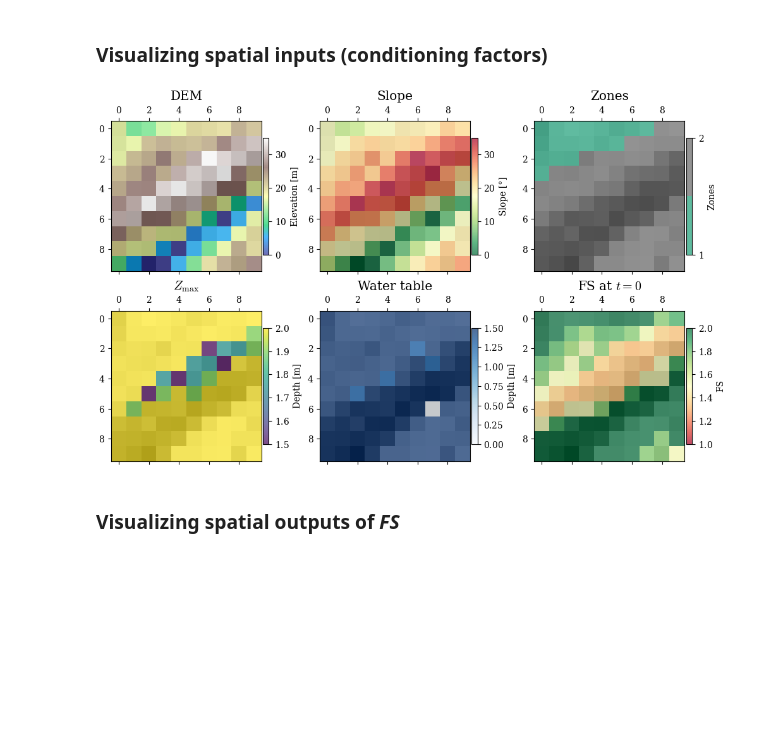
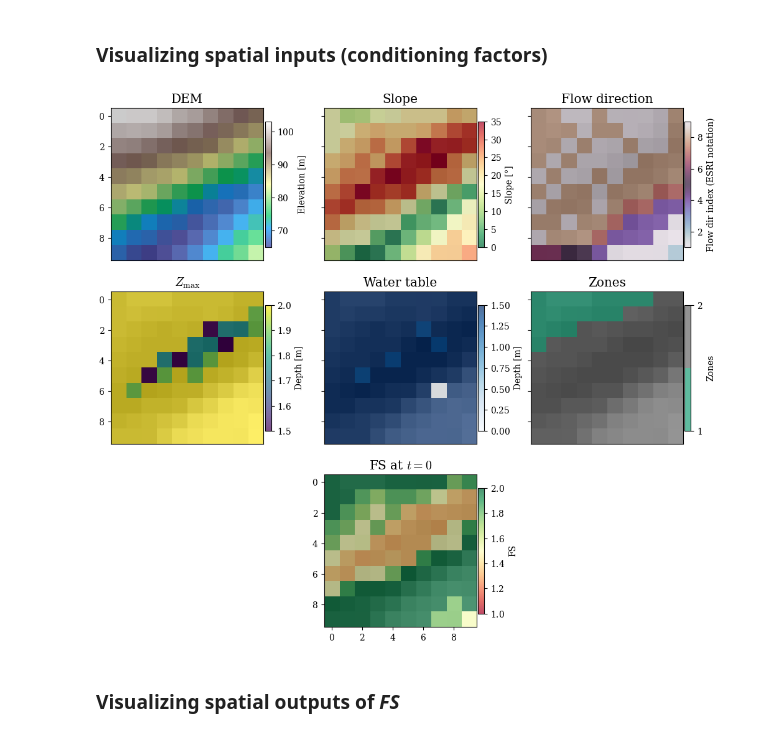
Before and after one commit to AppliedMechanics-EAFIT/slope_stability, a Jupyter notebook: notebooks/infinite_slope_rainfall_spatial.ipynb, the cells around one changed output. Drawn from its saved outputs; the diff is of its cells as text; code cells hidden in the pictures; blank space fills up the shorter version.

```diff
--- a/notebooks/infinite_slope_rainfall_spatial.ipynb
+++ b/notebooks/infinite_slope_rainfall_spatial.ipynb
@@ -422,8 +426,9 @@ def get_asc_from_url(file):
 for file in ['dem', 'zmax', 'depthwt', 'slope', 'directions', 'zones']:
     get_asc_from_url(file)
 
-dem, header = load_ascii_raster(f"{inputs_dir}/slope.asc")
+dem, header = load_ascii_raster(f"{inputs_dir}/dem.asc")
 slope, header = load_ascii_raster(f"{inputs_dir}/slope.asc")
+directions, header = load_ascii_raster(f"{inputs_dir}/directions.asc")
 zones, header = load_ascii_raster(f"{inputs_dir}/zones.asc")
 depth, header = load_ascii_raster(f"{inputs_dir}/zmax.asc")
 depth_w, header = load_ascii_raster(f"{inputs_dir}/depthwt.asc")
@@ -529,45 +545,57 @@ STOP 0
 # %%
 hsd = get_hillshade(dem, sun_azimuth=000, sun_altitude=30, cellsize=header['cellsize'])
 
-fig, axs = plt.subplots(ncols=3, nrows=2, figsize=(10, 3*2), layout='constrained')
-for ax in axs.flatten():
+fig, axs = plt.subplot_mosaic([['a', 'b', 'c'], ['d', 'e', 'f'], ['.', 'g', '.']],
+                              figsize=(10, 3*3), sharex=True, sharey=True)
+(ax0, ax1, ax2, ax3, ax4, ax5, ax6) = axs.values()
+for ax in [ax0, ax1, ax2, ax3, ax4, ax5, ax6]:
     im_hsd = ax.matshow(hsd, cmap="gray", interpolation="none")
-    ax.set_xticks([])
-    ax.set_yticks([])
 
 # DEM
-im_dem = axs[0, 0].matshow(dem, cmap="terrain", alpha=0.7, interpolation="none")
-axs[0, 0].set_title("DEM", fontsize='x-large')
-fig.colorbar(im_dem, ax=axs[0, 0], orientation='vertical', shrink=0.75, pad=0.01, label='Elevation [m]')
+im_dem = ax0.matshow(dem, cmap="terrain", alpha=0.7, interpolation="none")
+ax0.set_title("DEM", fontsize='x-large')
+fig.colorbar(im_dem, ax=ax0, orientation='vertical', shrink=0.75, pad=0.01, label='Elevation [m]')
 # Slope
-im_slope = axs[0, 1].matshow(slope, cmap="RdYlGn_r", alpha=0.7, interpolation="none")
-axs[0, 1].set_title("Slope", fontsize='x-large')
-fig.colorbar(im_slope, ax=axs[0, 1], orientation='vertical', shrink=0.75, pad=0.01, label='Slope [°]')
+im_slope = ax1.matshow(slope, cmap="RdYlGn_r", alpha=0.7, interpolation="none")
+ax1.set_title("Slope", fontsize='x-large')
+fig.colorbar(im_slope, ax=ax1, orientation='vertical', shrink=0.75, pad=0.01, label='Slope [°]')
+# Directions
+im_dirflow = ax2.matshow(directions, cmap="twilight", alpha=0.7, interpolation="none")
+ax2.set_title("Flow direction", fontsize='x-large')
+fig.colorbar(im_dirflow, ax=ax2, orientation='vertical', shrink=0.75, pad=0.01, label='Flow dir index (ESRI notation)')
+# Zmax
+im_zmax = ax3.matshow(depth, cmap='viridis', alpha=0.7, interpolation="none")
+ax3.set_title("$Z_\\mathrm{max}$", fontsize='x-large')
+fig.colorbar(im_zmax, ax=ax3, orientation='vertical', shrink=0.75, pad=0.01, label='Depth [m]')
+# Water table depth
+im_depth = ax4.matshow(depth_w, cmap='Blues', alpha=0.7, interpolation="none")
+ax4.set_title("Water table", fontsize='x-large')
+fig.colorbar(im_depth, ax=ax4, orientation='vertical', shrink=0.75, pad=0.01, label='Depth [m]')
 # Zones
-im_zones = axs[0, 2].matshow(zones, cmap=plt.colormaps.get_cmap("Dark2").resampled(len(np.unique(zones))),
-                             alpha=0.7, interpolation="none")
-axs[0, 2].set_title("Zones", fontsize='x-large')
-fig.colorbar(im_zones, ax=axs[0, 2], orientation='vertical', shrink=0.75, pad=0.01, label='Zones', ticks=np.unique(zones))
-# Zmax
-im_zmax = axs[1, 0].matshow(depth, cmap='viridis', alpha=0.7, interpolation="none")
-axs[1, 0].set_title("$Z_\\mathrm{max}$", fontsize='x-large')
-fig.colorbar(im_zmax, ax=axs[1, 0], orientation='vertical', shrink=0.75, pad=0.01, label='Depth [m]')
-# Water table depth
-im_depth = axs[1, 1].matshow(depth_w, cmap='Blues', alpha=0.7, interpolation="none")
-axs[1, 1].set_title("Water table", fontsize='x-large')
-fig.colorbar(im_depth, ax=axs[1, 1], orientation='vertical', shrink=0.75, pad=0.01, label='Depth [m]')
+im_zones = ax5.matshow(zones, cmap=plt.colormaps.get_cmap("Dark2").resampled(len(np.unique(zones))),
+                       alpha=0.7, interpolation="none")
+ax5.set_title("Zones", fontsize='x-large')
+fig.colorbar(im_zones, ax=ax5, orientation='vertical', shrink=0.75, pad=0.01, label='Zones', ticks=np.unique(zones))
 # Factor of safety
 fs_output_file = f"{outputs_dir}/TRfs_min/TRfs_min_{proj_name}_{model}_1.asc"
 fs, header = load_ascii_raster(fs_output_file)
-im_fs = axs[1, 2].matshow(fs, cmap="RdYlGn", alpha=0.7, interpolation="none", vmin=1, vmax=2)
-axs[1, 2].set_title("FS at $t=0$", fontsize='x-large')
-fig.colorbar(im_fs, ax=axs[1, 2], orientation='vertical', shrink=0.75, pad=0.01, label='FS')
+im_fs = ax6.matshow(fs, cmap="RdYlGn", alpha=0.7, interpolation="none", vmin=1, vmax=2)
+ax6.set_title("FS at $t=0$", fontsize='x-large')
+fig.colorbar(im_fs, ax=ax6, orientation='vertical', shrink=0.75, pad=0.01, label='FS')
+
+for ax in [ax0, ax1, ax2, ax3, ax4, ax5, ax6]:
+    # if ax.get_subplotspec().is_last_col():
+    if ax == ax6:
+        ax.xaxis.set_ticks_position('bottom')
+        ax.yaxis.set_ticks_position('left')
+    else:
+        ax.xaxis.set_ticks_position('none')
 
 fig.canvas.header_visible = False
 fig.canvas.toolbar_position = 'bottom'
 plt.show()
 # %% [output]
-[figure, old version]
+[figure, new version]
 # %% [markdown]
 ### Visualizing spatial outputs of *FS*
 # %%
```
Also changed, not shown: parts of 6 cells of this notebook, 2 other files.
